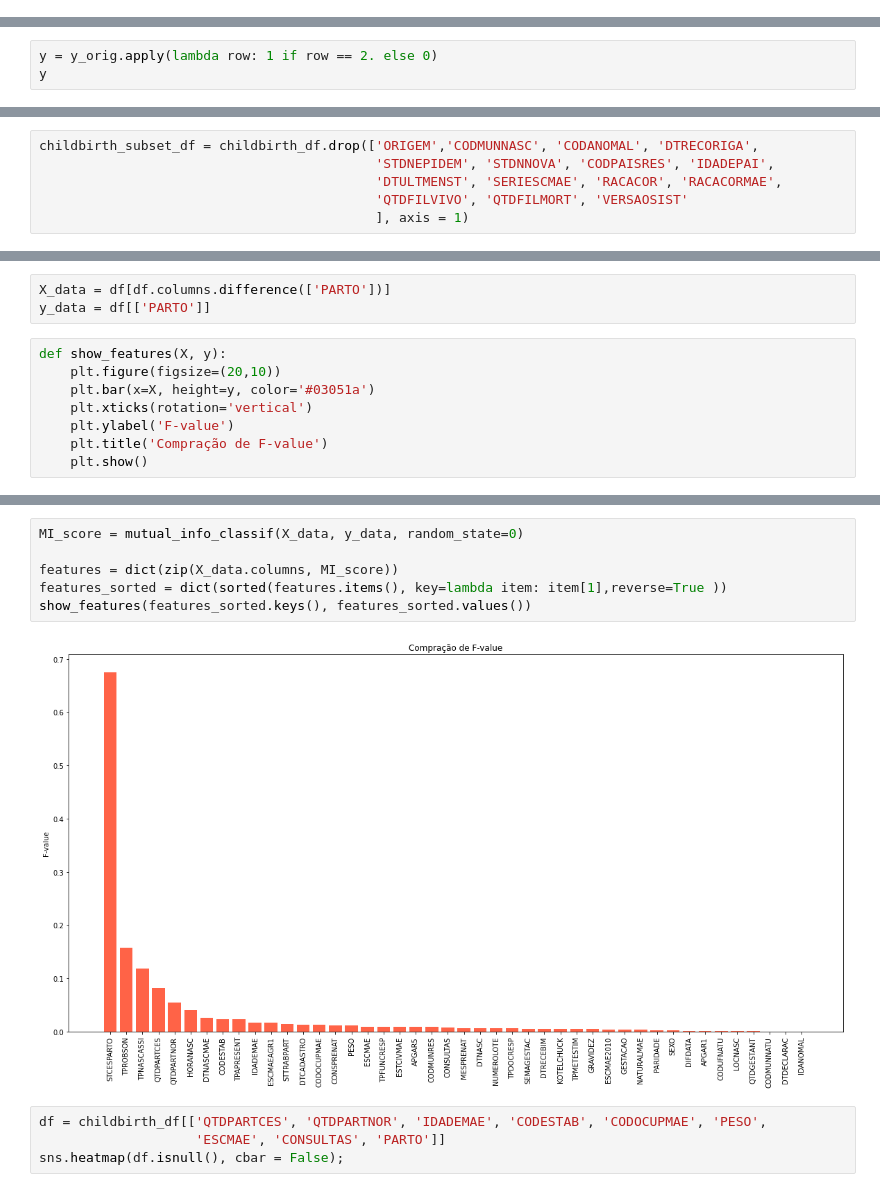
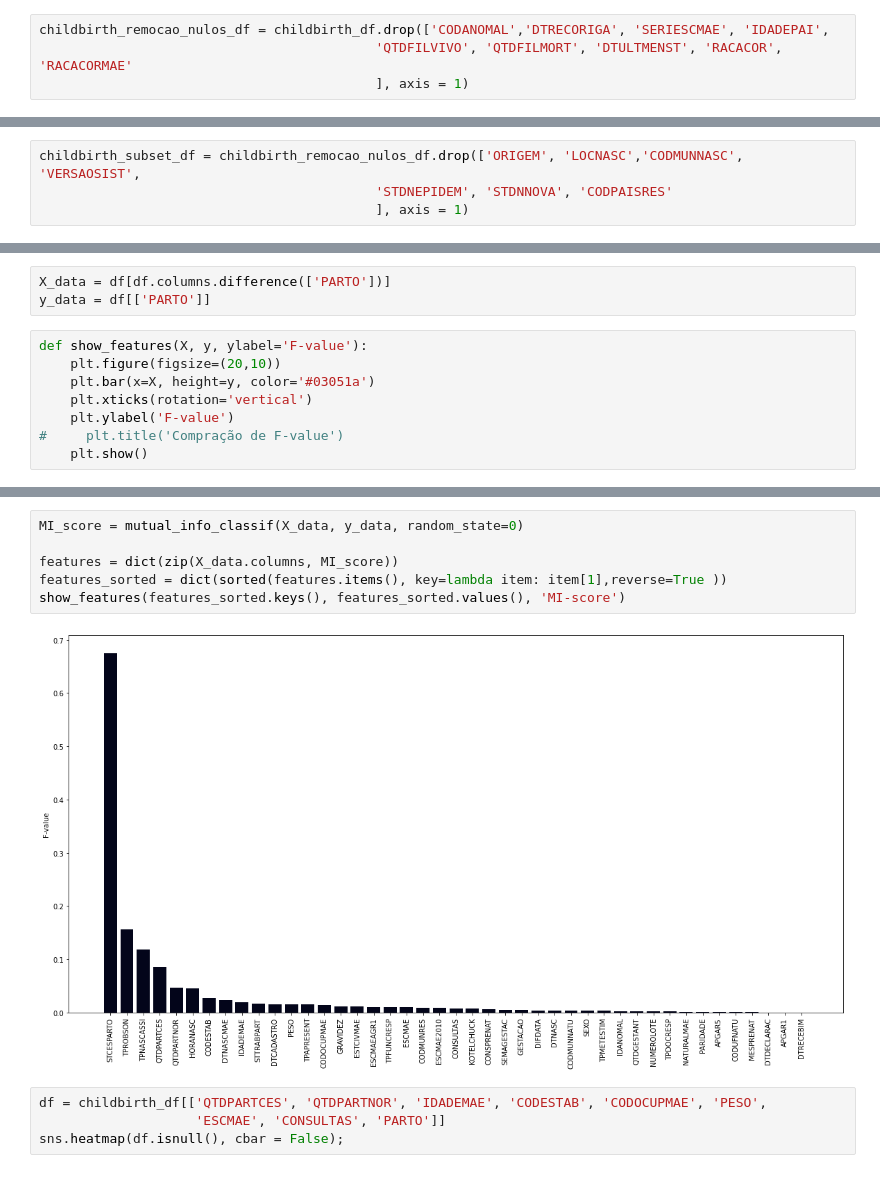
Before and after one commit to felipetimbo/ml-projects, a Jupyter notebook: Classification - Childbirth.ipynb, the cells around one changed output, grey strips where cells are left out. Saved outputs shown, nothing was run; the diff lists cells and outputs as text.

```diff
--- a/Classification - Childbirth.ipynb
+++ b/Classification - Childbirth.ipynb
@@ -76,4 +76,8 @@ sns.heatmap(childbirth_df.isnull(), cbar = False, ax=ax)
 # %% [output]
 <AxesSubplot:>
 [figure]
+# %%
+childbirth_remocao_nulos_df = childbirth_df.drop(['CODANOMAL','DTRECORIGA', 'SERIESCMAE', 'IDADEPAI',
+                                           'QTDFILVIVO', 'QTDFILMORT', 'DTULTMENST', 'RACACOR', 'RACACORMAE'
+                                           ], axis = 1)
 # %%
@@ -205,3 +86,0 @@ array([2., 1.])
-# %%
-y = y_orig.apply(lambda row: 1 if row == 2. else 0)
-y
@@ -270,6 +87,4 @@ weighted avg       0.63      0.65      0.63      7226
 # %%
-childbirth_subset_df = childbirth_df.drop(['ORIGEM','CODMUNNASC', 'CODANOMAL', 'DTRECORIGA',
-                                           'STDNEPIDEM', 'STDNNOVA', 'CODPAISRES', 'IDADEPAI',
-                                           'DTULTMENST', 'SERIESCMAE', 'RACACOR', 'RACACORMAE',
-                                           'QTDFILVIVO', 'QTDFILMORT', 'VERSAOSIST'
+childbirth_subset_df = childbirth_remocao_nulos_df.drop(['ORIGEM', 'LOCNASC','CODMUNNASC', 'VERSAOSIST',
+                                           'STDNEPIDEM', 'STDNNOVA', 'CODPAISRES'
                                            ], axis = 1)
@@ -320,12 +158,12 @@ memory usage: 9.9 MB
 X_data = df[df.columns.difference(['PARTO'])]
 y_data = df[['PARTO']]
 # %%
-def show_features(X, y):
+def show_features(X, y, ylabel='F-value'):
     plt.figure(figsize=(20,10))
     plt.bar(x=X, height=y, color='#03051a')
     plt.xticks(rotation='vertical')
     plt.ylabel('F-value')
-    plt.title('Compração de F-value')
+#     plt.title('Compração de F-value')
     plt.show()
 # %%
 # for feature in zip(X_data.columns, f_value[0]):
@@ -354,11 +192,11 @@ show_features(features_sorted.keys(), features_sorted.values())
 # %%
 MI_score = mutual_info_classif(X_data, y_data, random_state=0)
 
 features = dict(zip(X_data.columns, MI_score))
 features_sorted = dict(sorted(features.items(), key=lambda item: item[1],reverse=True ))
-show_features(features_sorted.keys(), features_sorted.values())
+show_features(features_sorted.keys(), features_sorted.values(), 'MI-score')
 # %% [output]
-[figure, old version]
+[figure, new version]
 # %%
 df = childbirth_df[['QTDPARTCES', 'QTDPARTNOR', 'IDADEMAE', 'CODESTAB', 'CODOCUPMAE', 'PESO',
                     'ESCMAE', 'CONSULTAS', 'PARTO']]
```
Also changed, not shown: parts of 45 cells of this notebook.
